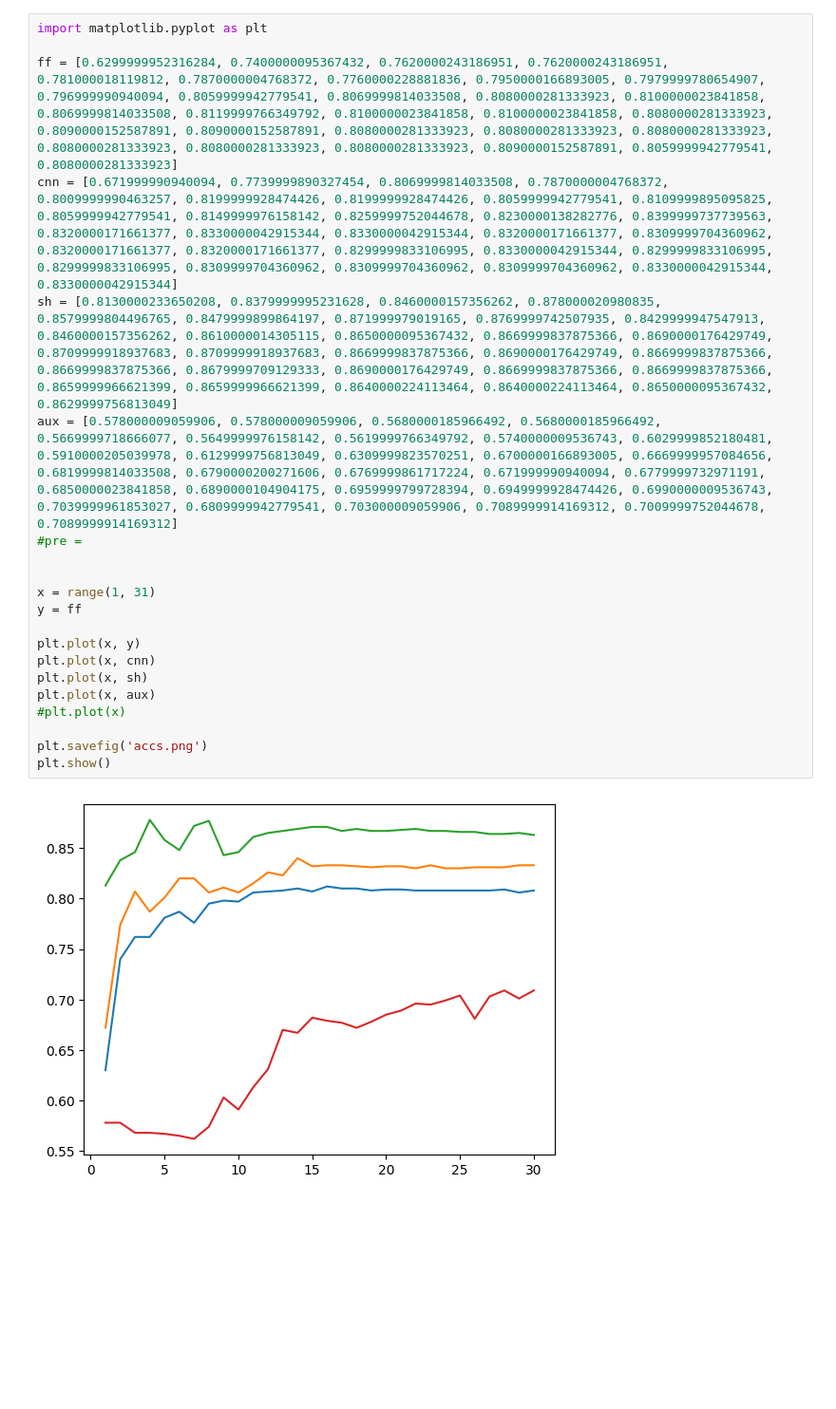
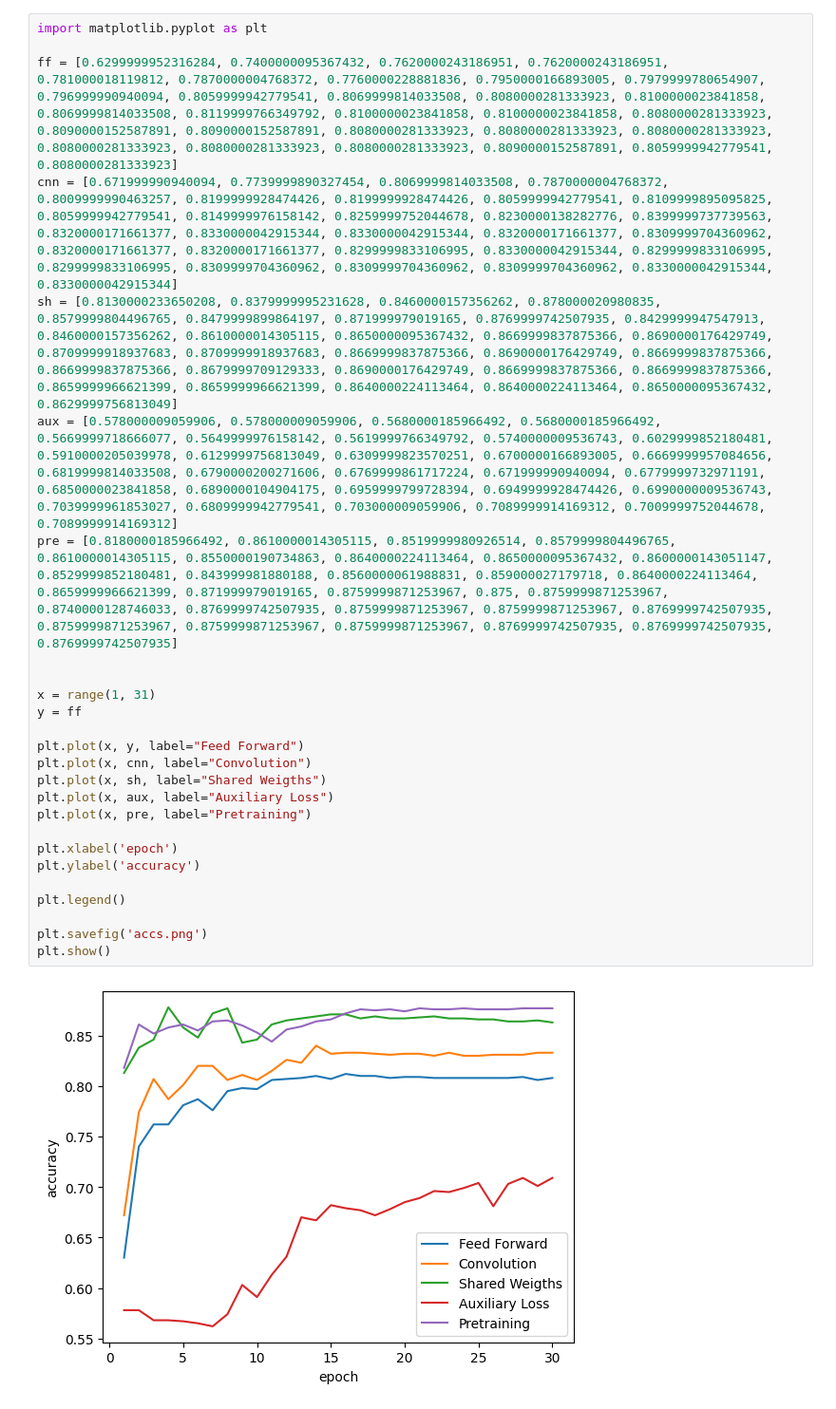
Before and after one commit to fkropfhamer/dl_rapport, a Jupyter notebook: src/p1/Untitled.ipynb, the cells around one changed output. Shown at 95% size. Cells and saved outputs as stored; diff of their text form; blank space fills up the shorter version.

```diff
--- a/src/p1/Untitled.ipynb
+++ b/src/p1/Untitled.ipynb
@@ -1,26 +1,31 @@
 # %%
 import matplotlib.pyplot as plt
 
 ff = [0.6299999952316284, 0.7400000095367432, 0.7620000243186951, 0.7620000243186951, 0.781000018119812, 0.7870000004768372, 0.7760000228881836, 0.7950000166893005, 0.7979999780654907, 0.796999990940094, 0.8059999942779541, 0.8069999814033508, 0.8080000281333923, 0.8100000023841858, 0.8069999814033508, 0.8119999766349792, 0.8100000023841858, 0.8100000023841858, 0.8080000281333923, 0.8090000152587891, 0.8090000152587891, 0.8080000281333923, 0.8080000281333923, 0.8080000281333923, 0.8080000281333923, 0.8080000281333923, 0.8080000281333923, 0.8090000152587891, 0.8059999942779541, 0.8080000281333923]
 cnn = [0.671999990940094, 0.7739999890327454, 0.8069999814033508, 0.7870000004768372, 0.8009999990463257, 0.8199999928474426, 0.8199999928474426, 0.8059999942779541, 0.8109999895095825, 0.8059999942779541, 0.8149999976158142, 0.8259999752044678, 0.8230000138282776, 0.8399999737739563, 0.8320000171661377, 0.8330000042915344, 0.8330000042915344, 0.8320000171661377, 0.8309999704360962, 0.8320000171661377, 0.8320000171661377, 0.8299999833106995, 0.8330000042915344, 0.8299999833106995, 0.8299999833106995, 0.8309999704360962, 0.8309999704360962, 0.8309999704360962, 0.8330000042915344, 0.8330000042915344]
 sh = [0.8130000233650208, 0.8379999995231628, 0.8460000157356262, 0.878000020980835, 0.8579999804496765, 0.8479999899864197, 0.871999979019165, 0.8769999742507935, 0.8429999947547913, 0.8460000157356262, 0.8610000014305115, 0.8650000095367432, 0.8669999837875366, 0.8690000176429749, 0.8709999918937683, 0.8709999918937683, 0.8669999837875366, 0.8690000176429749, 0.8669999837875366, 0.8669999837875366, 0.8679999709129333, 0.8690000176429749, 0.8669999837875366, 0.8669999837875366, 0.8659999966621399, 0.8659999966621399, 0.8640000224113464, 0.8640000224113464, 0.8650000095367432, 0.8629999756813049]
 aux = [0.578000009059906, 0.578000009059906, 0.5680000185966492, 0.5680000185966492, 0.5669999718666077, 0.5649999976158142, 0.5619999766349792, 0.5740000009536743, 0.6029999852180481, 0.5910000205039978, 0.6129999756813049, 0.6309999823570251, 0.6700000166893005, 0.6669999957084656, 0.6819999814033508, 0.6790000200271606, 0.6769999861717224, 0.671999990940094, 0.6779999732971191, 0.6850000023841858, 0.6890000104904175, 0.6959999799728394, 0.6949999928474426, 0.6990000009536743, 0.7039999961853027, 0.6809999942779541, 0.703000009059906, 0.7089999914169312, 0.7009999752044678, 0.7089999914169312]
-#pre =
+pre = [0.8180000185966492, 0.8610000014305115, 0.8519999980926514, 0.8579999804496765, 0.8610000014305115, 0.8550000190734863, 0.8640000224113464, 0.8650000095367432, 0.8600000143051147, 0.8529999852180481, 0.843999981880188, 0.8560000061988831, 0.859000027179718, 0.8640000224113464, 0.8659999966621399, 0.871999979019165, 0.8759999871253967, 0.875, 0.8759999871253967, 0.8740000128746033, 0.8769999742507935, 0.8759999871253967, 0.8759999871253967, 0.8769999742507935, 0.8759999871253967, 0.8759999871253967, 0.8759999871253967, 0.8769999742507935, 0.8769999742507935, 0.8769999742507935]
 
 
 x = range(1, 31)
 y = ff
 
-plt.plot(x, y)
-plt.plot(x, cnn)
-plt.plot(x, sh)
-plt.plot(x, aux)
-#plt.plot(x)
+plt.plot(x, y, label="Feed Forward")
+plt.plot(x, cnn, label="Convolution")
+plt.plot(x, sh, label="Shared Weigths")
+plt.plot(x, aux, label="Auxiliary Loss")
+plt.plot(x, pre, label="Pretraining")
+
+plt.xlabel('epoch')
+plt.ylabel('accuracy')
+
+plt.legend()
 
 plt.savefig('accs.png')
 plt.show()
 # %% [output]
-[figure, old version]
+[figure, new version]
 # %%
 import matplotlib.pyplot as plt
 
```
Also changed, not shown: parts of 1 cell of this notebook, 8 other files.
